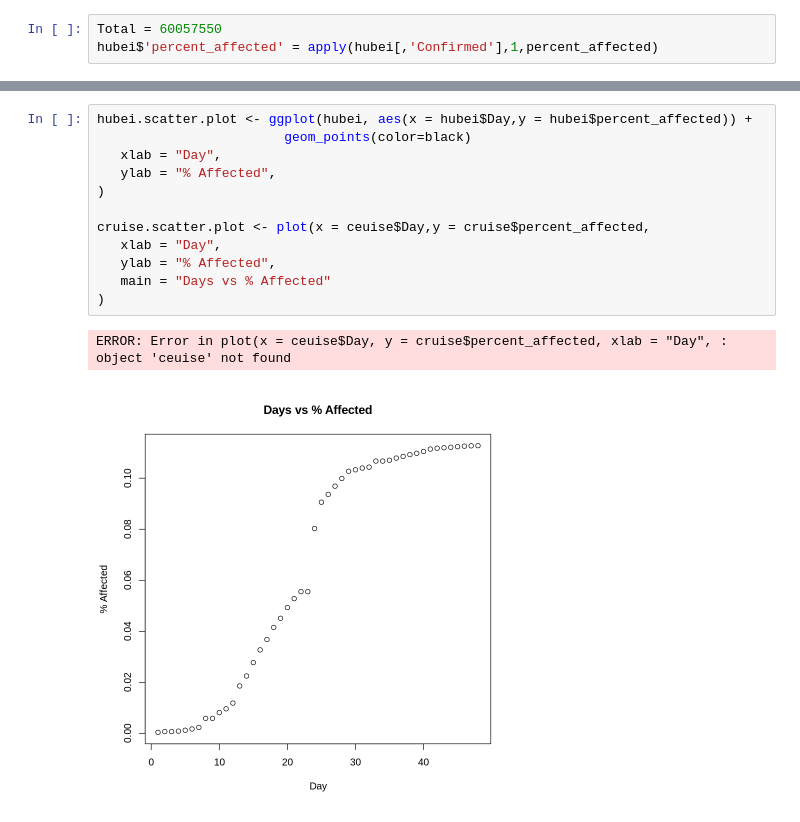
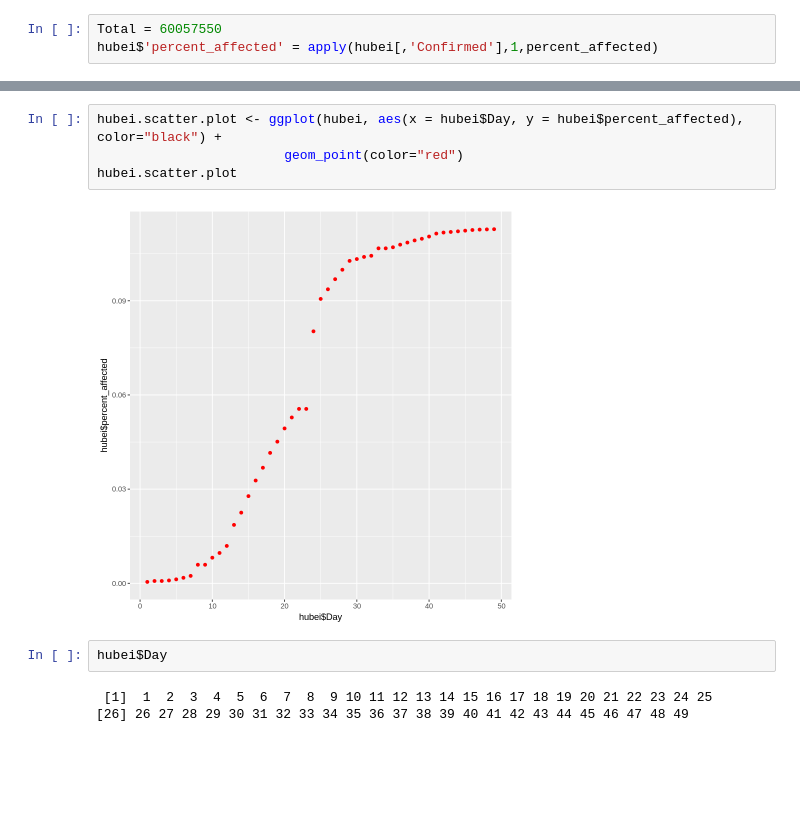
Before and after one commit to ravi-prakash1907/A-tracking-of-COVID-19, a Jupyter notebook: COVID-19/ready_to_use/Infection Rate in R.ipynb, the cells around one changed output, grey strips where cells are left out. Drawn from its saved outputs; the diff is of its cells as text; blank space fills up the shorter version.

```diff
--- a/COVID-19/ready_to_use/Infection Rate in R.ipynb
+++ b/COVID-19/ready_to_use/Infection Rate in R.ipynb
@@ -83,15 +85,11 @@ tail(hubei)
 # %%
-hubei.scatter.plot <- ggplot(hubei, aes(x = hubei$Day,y = hubei$percent_affected)) +
-                        geom_points(color=black)
-   xlab = "Day",
-   ylab = "% Affected",
-)
-
-cruise.scatter.plot <- plot(x = ceuise$Day,y = cruise$percent_affected,
-   xlab = "Day",
-   ylab = "% Affected",
-   main = "Days vs % Affected"
-)
+hubei.scatter.plot <- ggplot(hubei, aes(x = hubei$Day, y = hubei$percent_affected), color="black") +
+                        geom_point(color="red")
+hubei.scatter.plot
 # %% [output]
-ERROR: Error in plot(x = ceuise$Day, y = cruise$percent_affected, xlab = "Day", : object 'ceuise' not found
-[figure, old version]
+[figure, new version]
+# %%
+hubei$Day
+# %% [output]
+ [1]  1  2  3  4  5  6  7  8  9 10 11 12 13 14 15 16 17 18 19 20 21 22 23 24 25
+[26] 26 27 28 29 30 31 32 33 34 35 36 37 38 39 40 41 42 43 44 45 46 47 48 49
```
Also changed, not shown: parts of 4 cells of this notebook, 1 other file.
